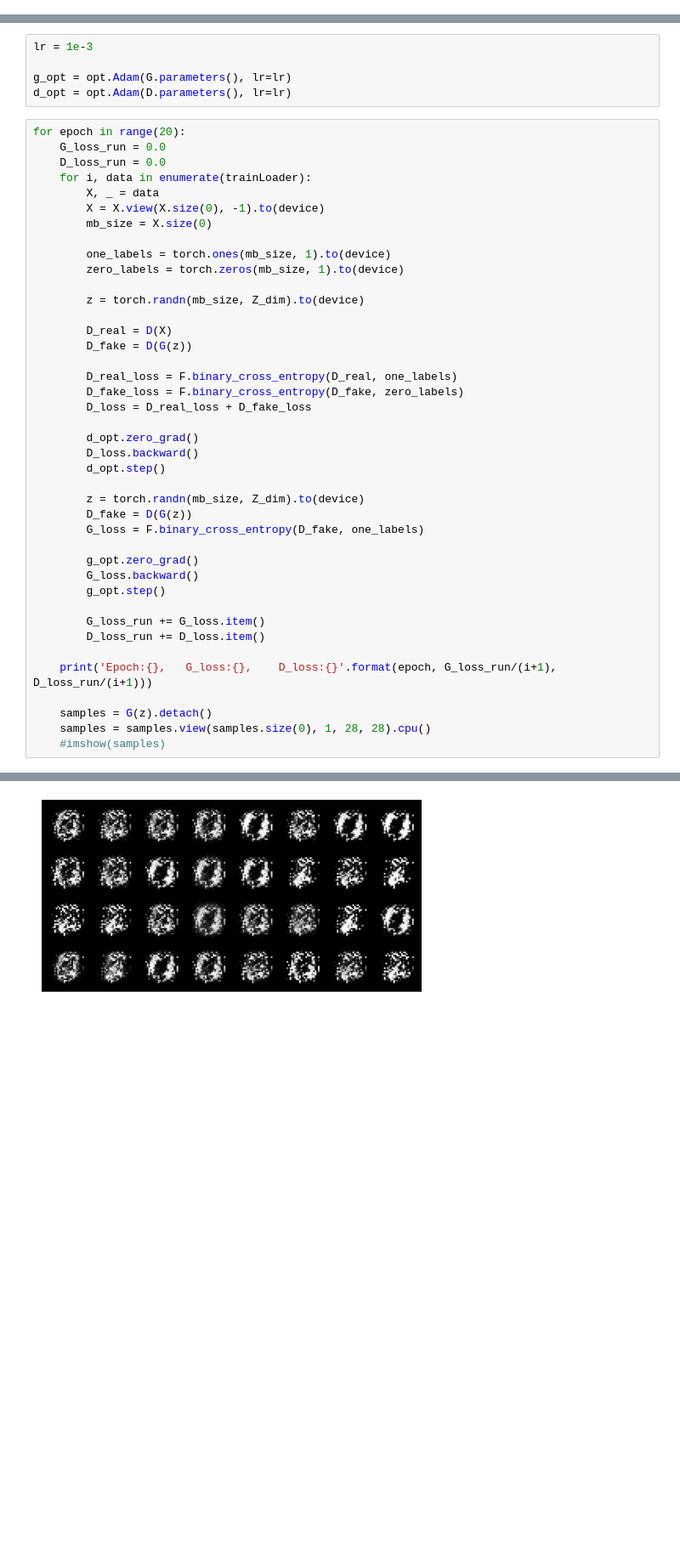
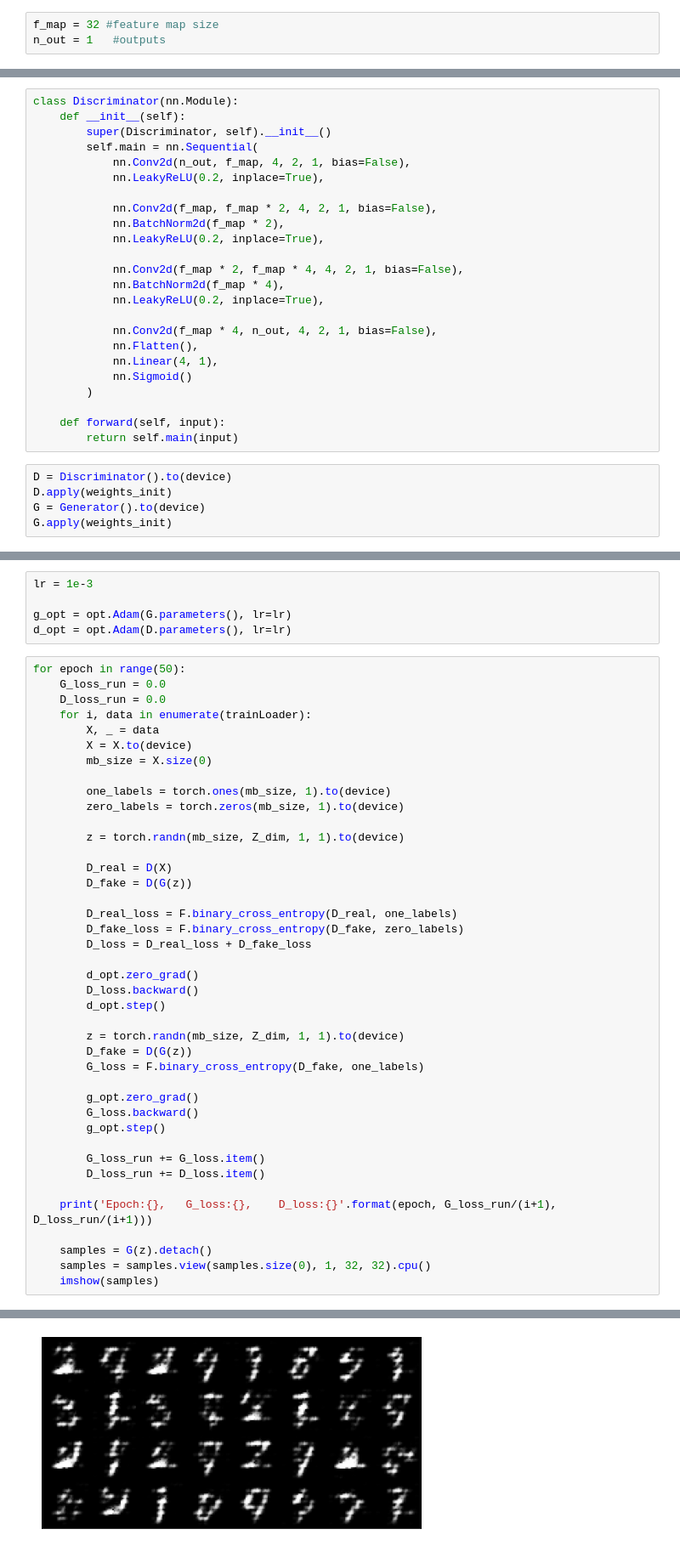
Before and after one commit to ali18997/Fake-Image-Generation, a Jupyter notebook: GAN_MNIST.ipynb, the cells around one changed output, grey strips where cells are left out. Shown at 85% size. Cells and saved outputs as stored; diff of their text form; blank space fills up the shorter version.

```diff
--- a/GAN_MNIST.ipynb
+++ b/GAN_MNIST.ipynb
@@ -116,0 +64,3 @@ Dis(
+# %%
+f_map = 32 #feature map size
+n_out = 1   #outputs
@@ -116,0 +99,29 @@ Dis(
+# %%
+class Discriminator(nn.Module):
+    def __init__(self):
+        super(Discriminator, self).__init__()
+        self.main = nn.Sequential(
+            nn.Conv2d(n_out, f_map, 4, 2, 1, bias=False),
+            nn.LeakyReLU(0.2, inplace=True),
+
+            nn.Conv2d(f_map, f_map * 2, 4, 2, 1, bias=False),
+            nn.BatchNorm2d(f_map * 2),
+            nn.LeakyReLU(0.2, inplace=True),
+
+            nn.Conv2d(f_map * 2, f_map * 4, 4, 2, 1, bias=False),
+            nn.BatchNorm2d(f_map * 4),
+            nn.LeakyReLU(0.2, inplace=True),
+
+            nn.Conv2d(f_map * 4, n_out, 4, 2, 1, bias=False),
+            nn.Flatten(),
+            nn.Linear(4, 1),
+            nn.Sigmoid()
+        )
+
+    def forward(self, input):
+        return self.main(input)
+# %%
+D = Discriminator().to(device)
+D.apply(weights_init)
+G = Generator().to(device)
+G.apply(weights_init)
@@ -120,18 +147,18 @@ lr = 1e-3
 g_opt = opt.Adam(G.parameters(), lr=lr)
 d_opt = opt.Adam(D.parameters(), lr=lr)
 # %%
-for epoch in range(20):
+for epoch in range(50):
     G_loss_run = 0.0
     D_loss_run = 0.0
     for i, data in enumerate(trainLoader):
         X, _ = data
-        X = X.view(X.size(0), -1).to(device)
+        X = X.to(device)
         mb_size = X.size(0)
 
         one_labels = torch.ones(mb_size, 1).to(device)
         zero_labels = torch.zeros(mb_size, 1).to(device)
 
-        z = torch.randn(mb_size, Z_dim).to(device)
+        z = torch.randn(mb_size, Z_dim, 1, 1).to(device)
 
         D_real = D(X)
         D_fake = D(G(z))
@@ -144,7 +171,7 @@ for epoch in range(20):
         D_loss.backward()
         d_opt.step()
 
-        z = torch.randn(mb_size, Z_dim).to(device)
+        z = torch.randn(mb_size, Z_dim, 1, 1).to(device)
         D_fake = D(G(z))
         G_loss = F.binary_cross_entropy(D_fake, one_labels)
 
@@ -158,6 +185,6 @@ for epoch in range(20):
     print('Epoch:{},   G_loss:{},    D_loss:{}'.format(epoch, G_loss_run/(i+1), D_loss_run/(i+1)))
 
     samples = G(z).detach()
-    samples = samples.view(samples.size(0), 1, 28, 28).cpu()
-    #imshow(samples)
+    samples = samples.view(samples.size(0), 1, 32, 32).cpu()
+    imshow(samples)
 # %% [output]
@@ -165 +193 @@ Epoch:0,   G_loss:4.945670621354442,    D_loss:0.13351536571913994
-[figure, old version]
+[figure, new version]
```
Also changed, not shown: parts of 16 cells of this notebook, 1 other file.
